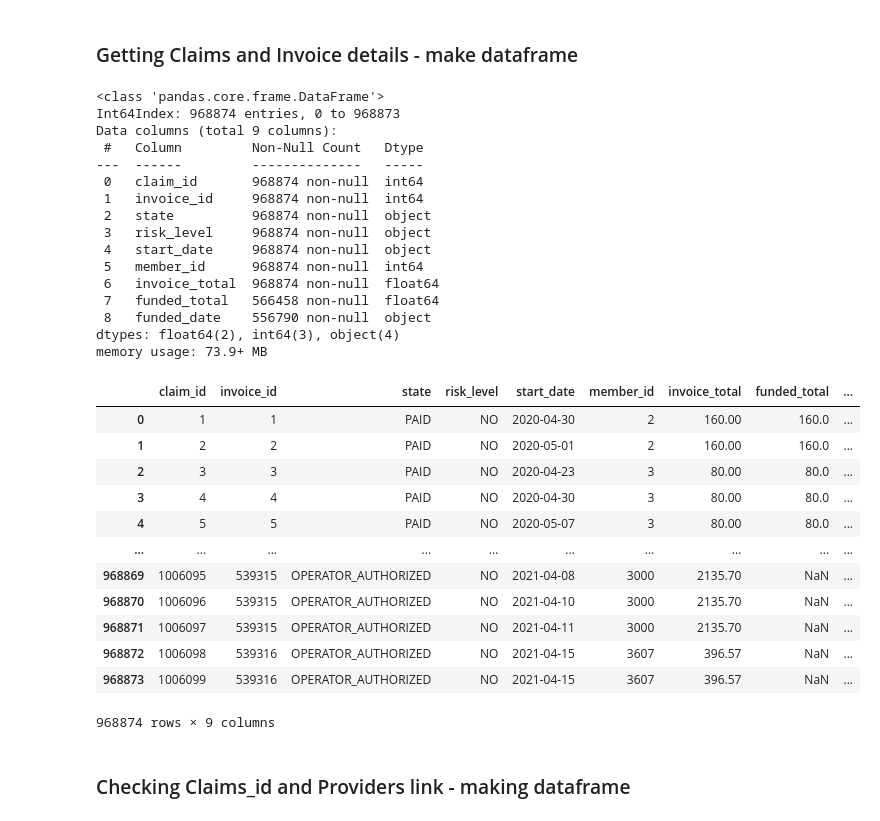
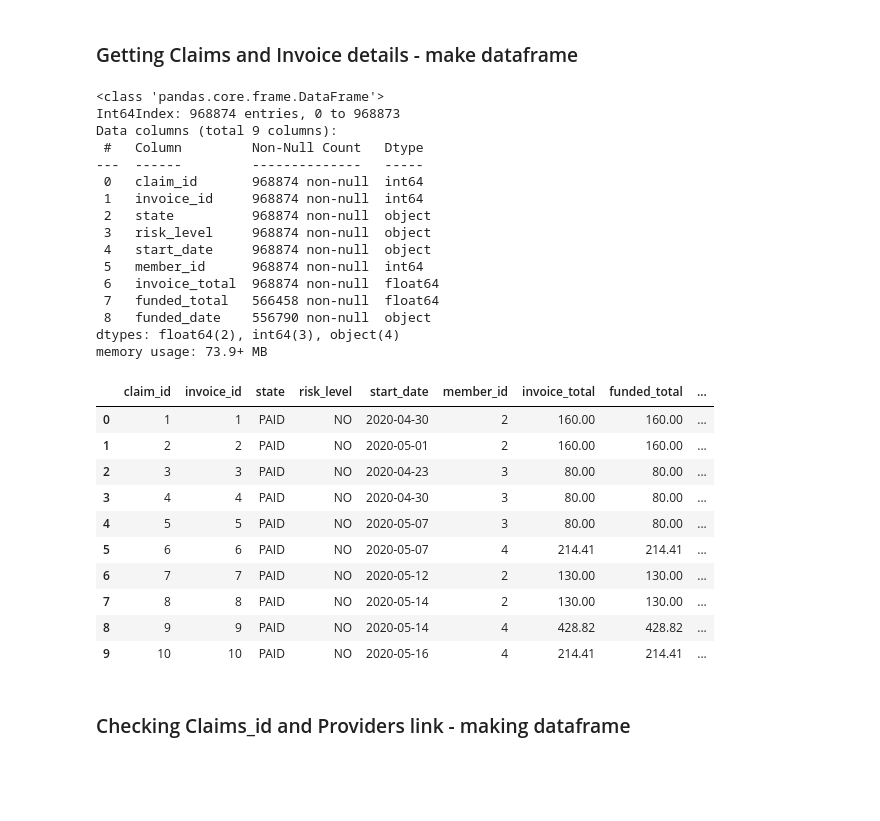
Before and after one commit to TheConMiz/ifn711_leap_in, a Jupyter notebook: LeapIn_Budget_Utilisation.ipynb, the cells around one changed output. Saved outputs shown, nothing was run; the diff lists cells and outputs as text; code cells hidden in the pictures; blank space fills up the shorter version.

```diff
--- a/LeapIn_Budget_Utilisation.ipynb
+++ b/LeapIn_Budget_Utilisation.ipynb
@@ -121,59 +108,58 @@ Name: u_disabilities, Length: 602, dtype: int64
 ### Getting Claims details:
 
 df_claims= pd.read_sql("SELECT c.id as claim_id, c.invoice_id, c.state, c.risk_level, c.start_date FROM HH_claim c;", con=conn)
-##df_claims.info()
+# df_claims.info()
 #df_claims
 
 ###Getting Invoice Details
 
 df_invoices= pd.read_sql("SELECT i.id as invoice_id, i.member_id, i.invoice_total, i.funded_total, i.funded_date FROM HH_invoice i;", con=conn)
-#df_invoices.info()
+# df_invoices.info()
 #df_invoices
 
 ###Getting Member Details
-
 #df_mem= pd.read_sql("SELECT m.id as member_id, m.membership_number, m.status, m.price_zone_code FROM HH_member m;", con=conn)
 #df_mem.info()
 #df_mem
 
 ### Merging
 df_claimsWithInvoices = pd.merge(df_claims, df_invoices, on="invoice_id", how="left")
 #df_invoice_claim_details = pd.merge(df_claimsWithInvoices, df_mem, on="member_id", how="left")
 
 #df_claimsWithInvoices.info()
 df_invoice_claim_details= df_claimsWithInvoices
+
 df_invoice_claim_details.info()
-df_invoice_claim_details
+
+df_invoice_claim_details.head(10)
 # %% [output]
 <class 'pandas.core.frame.DataFrame'>
 Int64Index: 968874 entries, 0 to 968873
 Data columns (total 9 columns):
  #   Column         Non-Null Count   Dtype
 ---  ------         --------------   -----
  0   claim_id       968874 non-null  int64
  1   invoice_id     968874 non-null  int64
  2   state          968874 non-null  object
  3   risk_level     968874 non-null  object
  4   start_date     968874 non-null  object
  5   member_id      968874 non-null  int64
  6   invoice_total  968874 non-null  float64
  7   funded_total   566458 non-null  float64
  8   funded_date    556790 non-null  object
 dtypes: float64(2), int64(3), object(4)
 memory usage: 73.9+ MB
 |  | claim_id | invoice_id | state | risk_level | start_date | member_id | invoice_total | funded_total | ... |
-| 0 | 1 | 1 | PAID | NO | 2020-04-30 | 2 | 160.00 | 160.0 | ... |
-| 1 | 2 | 2 | PAID | NO | 2020-05-01 | 2 | 160.00 | 160.0 | ... |
-| 2 | 3 | 3 | PAID | NO | 2020-04-23 | 3 | 80.00 | 80.0 | ... |
-| 3 | 4 | 4 | PAID | NO | 2020-04-30 | 3 | 80.00 | 80.0 | ... |
-| 4 | 5 | 5 | PAID | NO | 2020-05-07 | 3 | 80.00 | 80.0 | ... |
-| ... | ... | ... | ... | ... | ... | ... | ... | ... | ... |
-| 968869 | 1006095 | 539315 | OPERATOR_AUTHORIZED | NO | 2021-04-08 | 3000 | 2135.70 | NaN | ... |
-| 968870 | 1006096 | 539315 | OPERATOR_AUTHORIZED | NO | 2021-04-10 | 3000 | 2135.70 | NaN | ... |
-| 968871 | 1006097 | 539315 | OPERATOR_AUTHORIZED | NO | 2021-04-11 | 3000 | 2135.70 | NaN | ... |
-| 968872 | 1006098 | 539316 | OPERATOR_AUTHORIZED | NO | 2021-04-15 | 3607 | 396.57 | NaN | ... |
-| 968873 | 1006099 | 539316 | OPERATOR_AUTHORIZED | NO | 2021-04-15 | 3607 | 396.57 | NaN | ... |
+| 0 | 1 | 1 | PAID | NO | 2020-04-30 | 2 | 160.00 | 160.00 | ... |
+| 1 | 2 | 2 | PAID | NO | 2020-05-01 | 2 | 160.00 | 160.00 | ... |
+| 2 | 3 | 3 | PAID | NO | 2020-04-23 | 3 | 80.00 | 80.00 | ... |
+| 3 | 4 | 4 | PAID | NO | 2020-04-30 | 3 | 80.00 | 80.00 | ... |
+| 4 | 5 | 5 | PAID | NO | 2020-05-07 | 3 | 80.00 | 80.00 | ... |
+| 5 | 6 | 6 | PAID | NO | 2020-05-07 | 4 | 214.41 | 214.41 | ... |
+| 6 | 7 | 7 | PAID | NO | 2020-05-12 | 2 | 130.00 | 130.00 | ... |
+| 7 | 8 | 8 | PAID | NO | 2020-05-14 | 2 | 130.00 | 130.00 | ... |
+| 8 | 9 | 9 | PAID | NO | 2020-05-14 | 4 | 428.82 | 428.82 | ... |
+| 9 | 10 | 10 | PAID | NO | 2020-05-16 | 4 | 214.41 | 214.41 | ... |
-968874 rows × 9 columns
 # %% [markdown]
 ### Checking Claims_id and Providers link - making dataframe
 # %%
```
Also changed, not shown: parts of 4 cells of this notebook.
